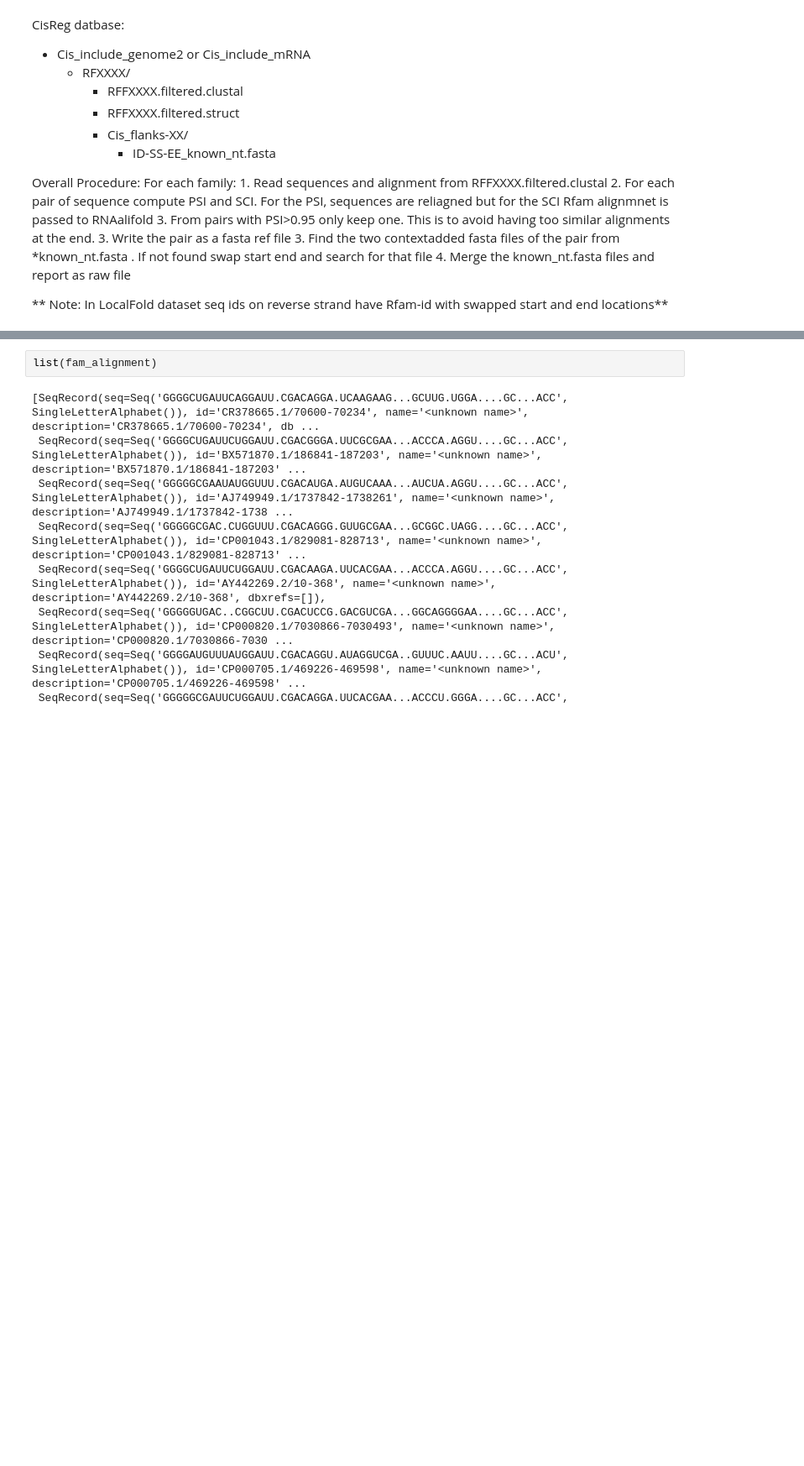
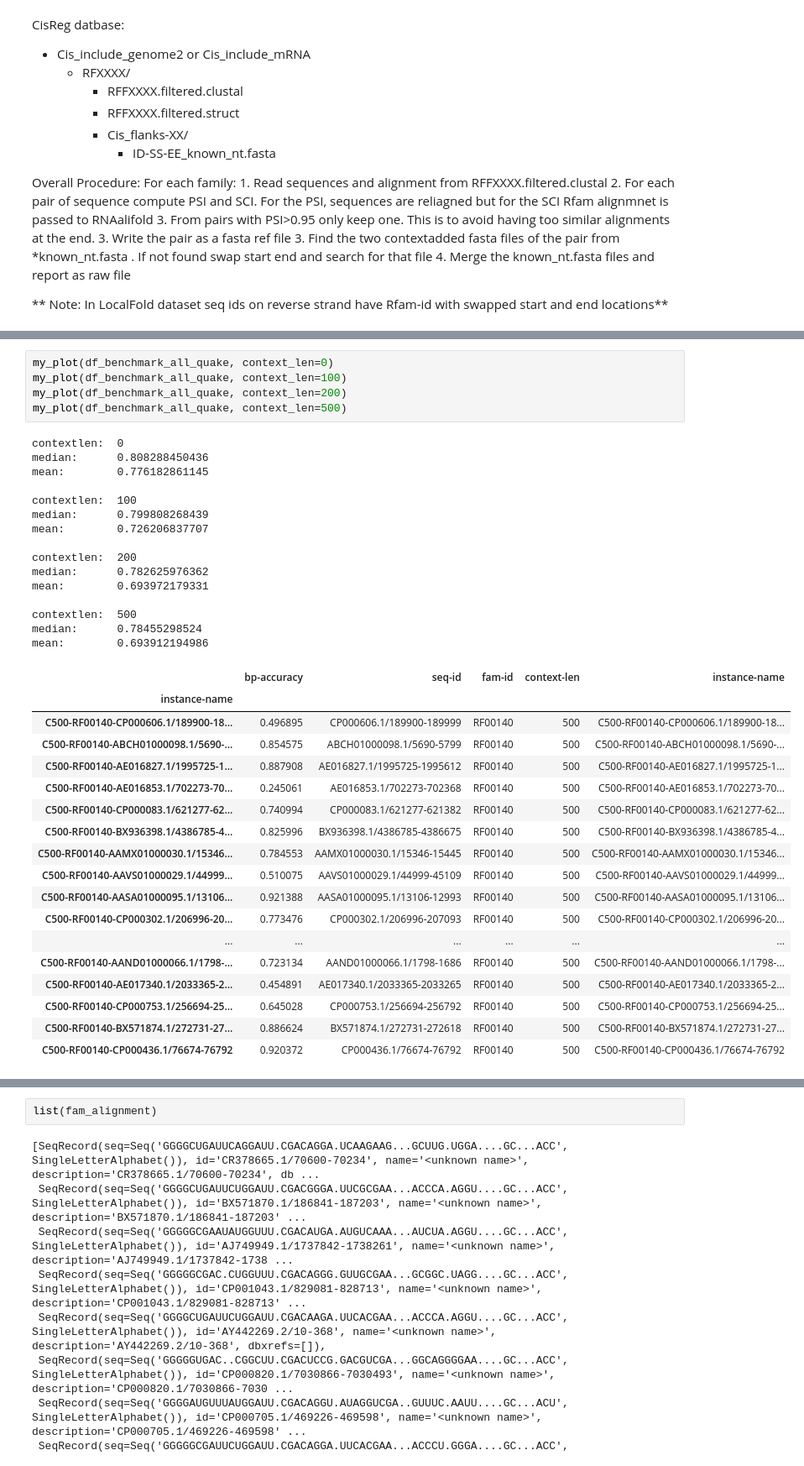
Before and after one commit to mmiladi/mmfold, a Jupyter notebook: cisreg/Benchmark-CisReg.ipynb, the cells around one changed output, grey strips where cells are left out. Shown at 84% size. Drawn from its saved outputs; the diff is of its cells as text; blank space fills up the shorter version.

```diff
--- a/cisreg/Benchmark-CisReg.ipynb
+++ b/cisreg/Benchmark-CisReg.ipynb
@@ -434,0 +464,39 @@ df_benchmark_all
+# %%
+my_plot(df_benchmark_all_quake, context_len=0)
+my_plot(df_benchmark_all_quake, context_len=100)
+my_plot(df_benchmark_all_quake, context_len=200)
+my_plot(df_benchmark_all_quake, context_len=500)
+# %% [output]
+contextlen:  0
+median:      0.808288450436
+mean:        0.776182861145
+
+contextlen:  100
+median:      0.799808268439
+mean:        0.726206837707
+
+contextlen:  200
+median:      0.782625976362
+mean:        0.693972179331
+
+contextlen:  500
+median:      0.78455298524
+mean:        0.693912194986
+|  | bp-accuracy | seq-id | fam-id | context-len | instance-name |
+| instance-name |  |  |  |  |  |
+| C500-RF00140-CP000606.1/189900-18... | 0.496895 | CP000606.1/189900-189999 | RF00140 | 500 | C500-RF00140-CP000606.1/189900-18... |
+| C500-RF00140-ABCH01000098.1/5690-... | 0.854575 | ABCH01000098.1/5690-5799 | RF00140 | 500 | C500-RF00140-ABCH01000098.1/5690-... |
+| C500-RF00140-AE016827.1/1995725-1... | 0.887908 | AE016827.1/1995725-1995612 | RF00140 | 500 | C500-RF00140-AE016827.1/1995725-1... |
+| C500-RF00140-AE016853.1/702273-70... | 0.245061 | AE016853.1/702273-702368 | RF00140 | 500 | C500-RF00140-AE016853.1/702273-70... |
+| C500-RF00140-CP000083.1/621277-62... | 0.740994 | CP000083.1/621277-621382 | RF00140 | 500 | C500-RF00140-CP000083.1/621277-62... |
+| C500-RF00140-BX936398.1/4386785-4... | 0.825996 | BX936398.1/4386785-4386675 | RF00140 | 500 | C500-RF00140-BX936398.1/4386785-4... |
+| C500-RF00140-AAMX01000030.1/15346... | 0.784553 | AAMX01000030.1/15346-15445 | RF00140 | 500 | C500-RF00140-AAMX01000030.1/15346... |
+| C500-RF00140-AAVS01000029.1/44999... | 0.510075 | AAVS01000029.1/44999-45109 | RF00140 | 500 | C500-RF00140-AAVS01000029.1/44999... |
+| C500-RF00140-AASA01000095.1/13106... | 0.921388 | AASA01000095.1/13106-12993 | RF00140 | 500 | C500-RF00140-AASA01000095.1/13106... |
+| C500-RF00140-CP000302.1/206996-20... | 0.773476 | CP000302.1/206996-207093 | RF00140 | 500 | C500-RF00140-CP000302.1/206996-20... |
+| ... | ... | ... | ... | ... | ... |
+| C500-RF00140-AAND01000066.1/1798-... | 0.723134 | AAND01000066.1/1798-1686 | RF00140 | 500 | C500-RF00140-AAND01000066.1/1798-... |
+| C500-RF00140-AE017340.1/2033365-2... | 0.454891 | AE017340.1/2033365-2033265 | RF00140 | 500 | C500-RF00140-AE017340.1/2033365-2... |
+| C500-RF00140-CP000753.1/256694-25... | 0.645028 | CP000753.1/256694-256792 | RF00140 | 500 | C500-RF00140-CP000753.1/256694-25... |
+| C500-RF00140-BX571874.1/272731-27... | 0.886624 | BX571874.1/272731-272618 | RF00140 | 500 | C500-RF00140-BX571874.1/272731-27... |
+| C500-RF00140-CP000436.1/76674-76792 | 0.920372 | CP000436.1/76674-76792 | RF00140 | 500 | C500-RF00140-CP000436.1/76674-76792 |
```
Also changed, not shown: parts of 8 cells of this notebook.
